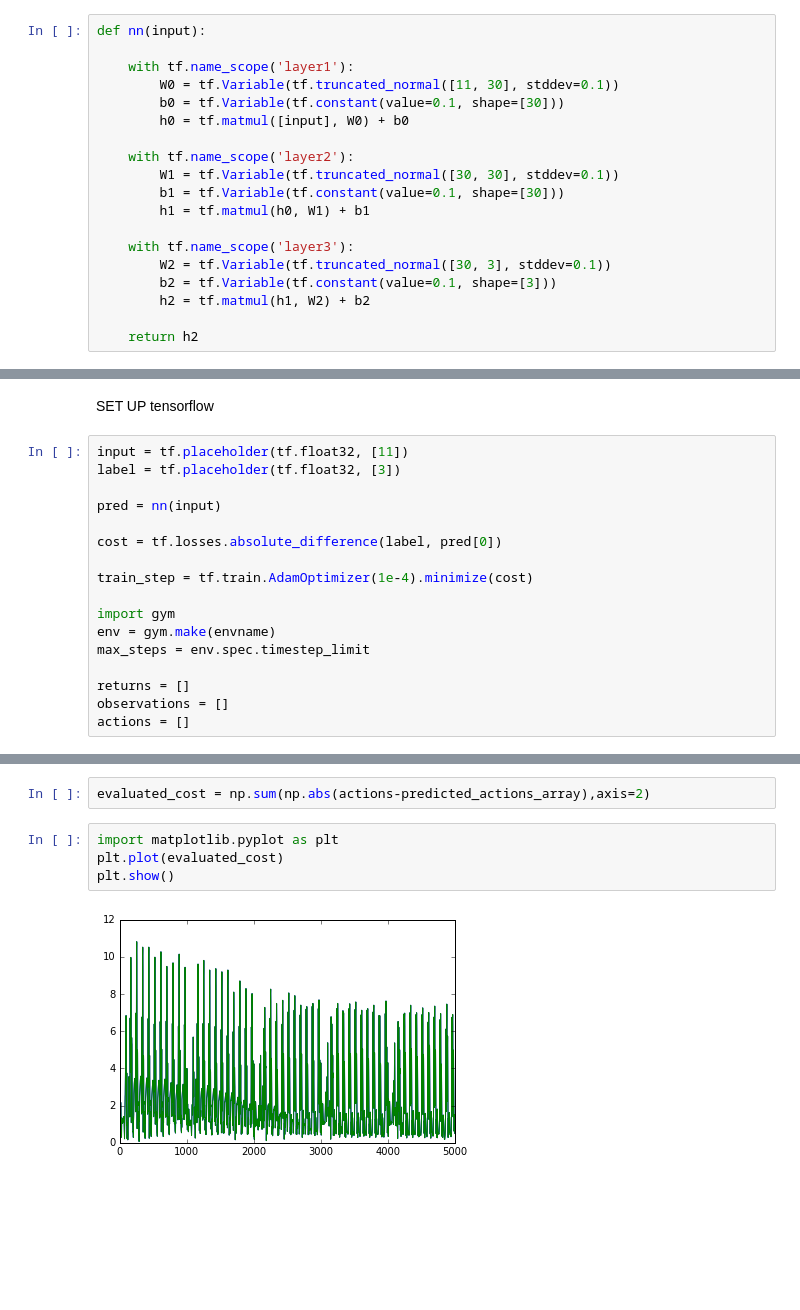
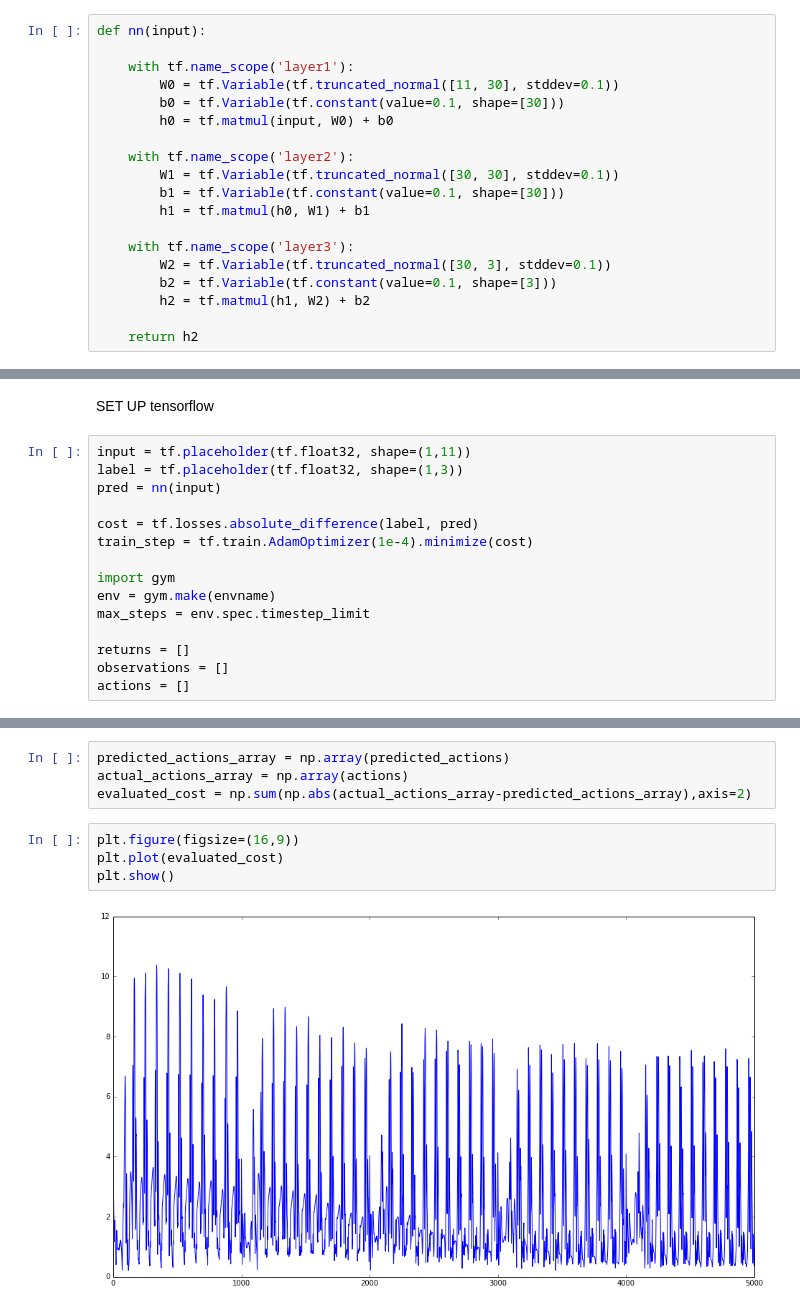
Before and after one commit to andrei-herdt/reinforcement-learning, a Jupyter notebook: hw1/behavioural-cloning.ipynb, the cells around one changed output, grey strips where cells are left out. Cells and saved outputs as stored; diff of their text form; blank space fills up the shorter version.

```diff
--- a/hw1/behavioural-cloning.ipynb
+++ b/hw1/behavioural-cloning.ipynb
@@ -15,7 +19,7 @@ def nn(input):
     with tf.name_scope('layer1'):
         W0 = tf.Variable(tf.truncated_normal([11, 30], stddev=0.1))
         b0 = tf.Variable(tf.constant(value=0.1, shape=[30]))
-        h0 = tf.matmul([input], W0) + b0
+        h0 = tf.matmul(input, W0) + b0
 
     with tf.name_scope('layer2'):
         W1 = tf.Variable(tf.truncated_normal([30, 30], stddev=0.1))
@@ -40,13 +44,11 @@ policy_fn = load_policy.load_policy(expert_policy_file)
 # %% [markdown]
 SET UP tensorflow
 # %%
-input = tf.placeholder(tf.float32, [11])
-label = tf.placeholder(tf.float32, [3])
-
+input = tf.placeholder(tf.float32, shape=(1,11))
+label = tf.placeholder(tf.float32, shape=(1,3))
 pred = nn(input)
 
-cost = tf.losses.absolute_difference(label, pred[0])
-
+cost = tf.losses.absolute_difference(label, pred)
 train_step = tf.train.AdamOptimizer(1e-4).minimize(cost)
 
 import gym
@@ -139,8 +98,10 @@ predicted_actions_array = np.array(predicted_actions)
 # %%
-evaluated_cost = np.sum(np.abs(actions-predicted_actions_array),axis=2)
+predicted_actions_array = np.array(predicted_actions)
+actual_actions_array = np.array(actions)
+evaluated_cost = np.sum(np.abs(actual_actions_array-predicted_actions_array),axis=2)
 # %%
-import matplotlib.pyplot as plt
+plt.figure(figsize=(16,9))
 plt.plot(evaluated_cost)
 plt.show()
 # %% [output]
-[figure, old version]
+[figure, new version]
```
Also changed, not shown: parts of 6 cells of this notebook.
